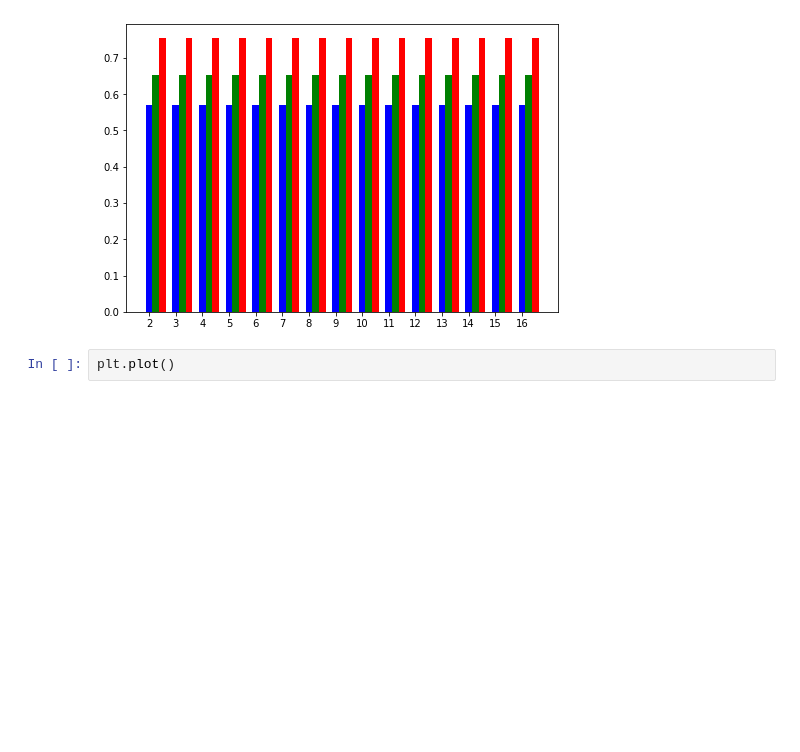
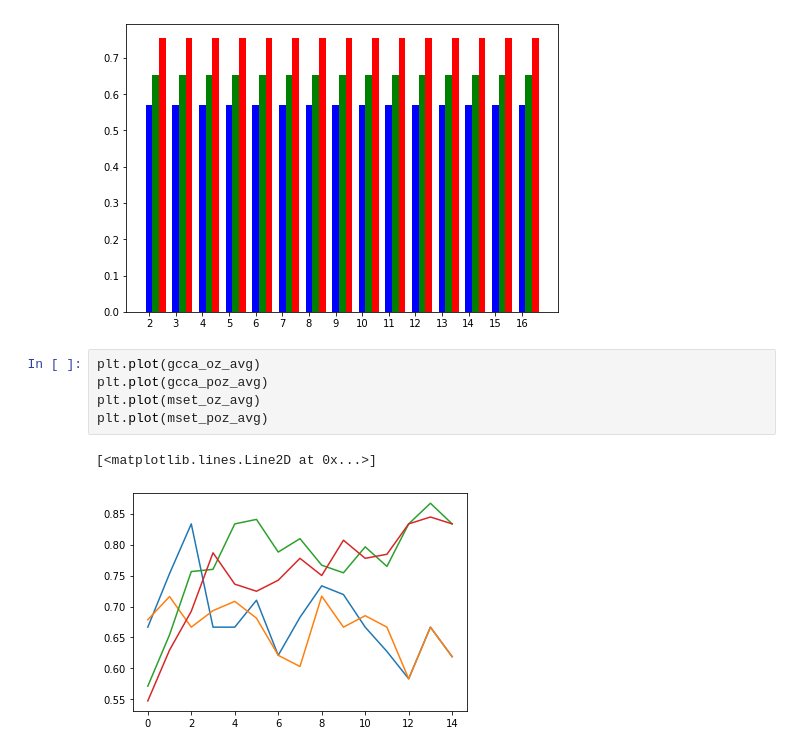
Before and after one commit to yagami009/ding, a Jupyter notebook: Nakanishi Testing.ipynb, the cells around one changed output. Saved outputs shown, nothing was run; the diff lists cells and outputs as text; blank space fills up the shorter version.

```diff
--- a/Nakanishi Testing.ipynb
+++ b/Nakanishi Testing.ipynb
@@ -453,5 +453,11 @@ plt.xticks(y_pos, bars)#, rotation=45, fontweight='bold', fontsize='17', horizon
   Text(0, 0, '15'),
   Text(0, 0, '16')])
 [figure]
-# %%
-plt.plot()
+# %%
+plt.plot(gcca_oz_avg)
+plt.plot(gcca_poz_avg)
+plt.plot(mset_oz_avg)
+plt.plot(mset_poz_avg)
+# %% [output]
+[<matplotlib.lines.Line2D at 0x...>]
+[figure, added]
```
